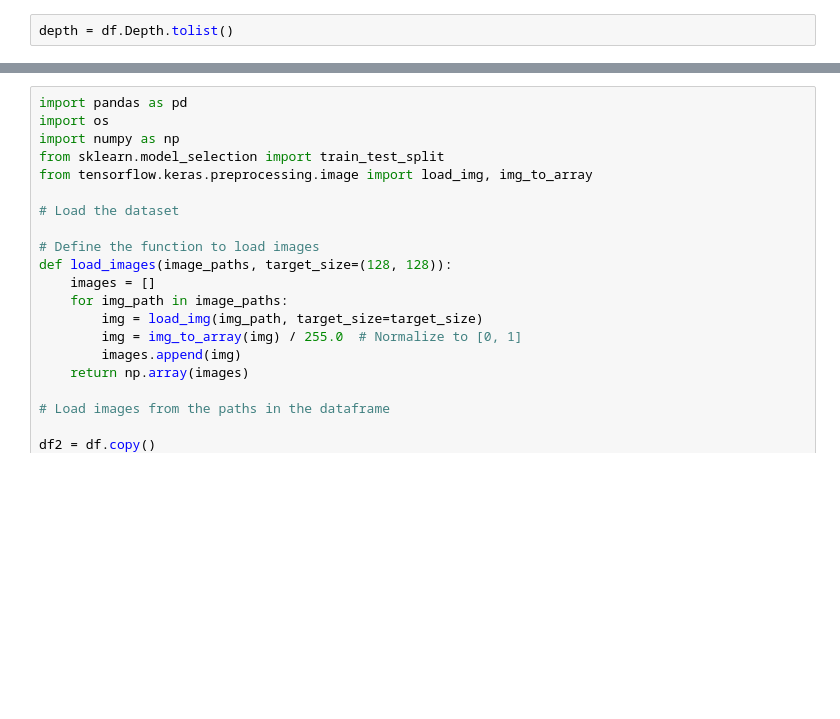
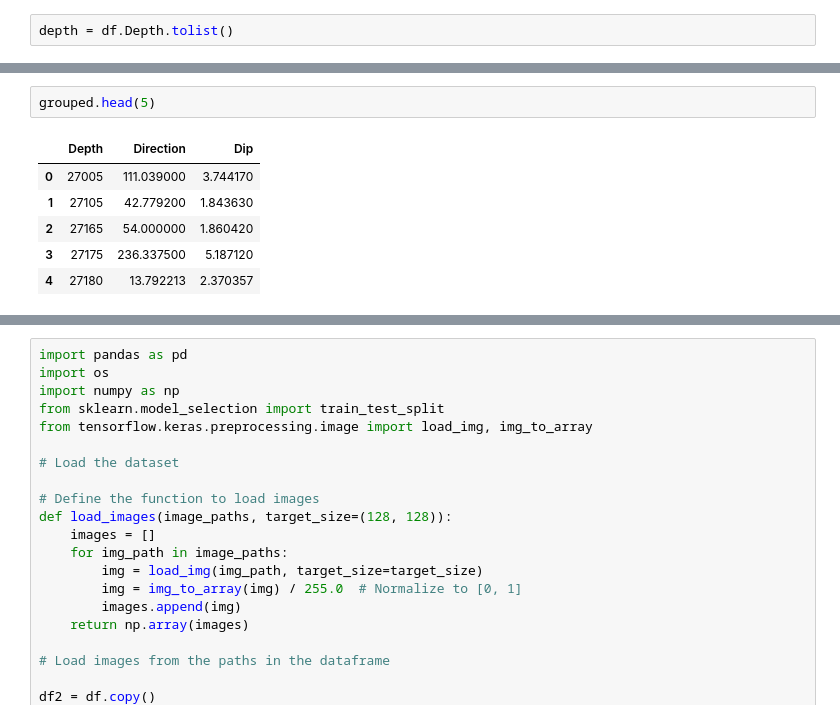
Before and after one commit to keyhanRayati/XRMI_deeplearning, a Jupyter notebook: TermProject.ipynb, the cells around one changed output, grey strips where cells are left out. Saved outputs shown, nothing was run; the diff lists cells and outputs as text; blank space fills up the shorter version.

```diff
--- a/TermProject.ipynb
+++ b/TermProject.ipynb
@@ -229,3 +229,12 @@ print(grouped)
+# %%
+grouped.head(5)
+# %% [output]
+|  | Depth | Direction | Dip |
+| 0 | 27005 | 111.039000 | 3.744170 |
+| 1 | 27105 | 42.779200 | 1.843630 |
+| 2 | 27165 | 54.000000 | 1.860420 |
+| 3 | 27175 | 236.337500 | 5.187120 |
+| 4 | 27180 | 13.792213 | 2.370357 |
 # %%
 import os
 import shutil
```
Also changed, not shown: parts of 4 cells of this notebook.
